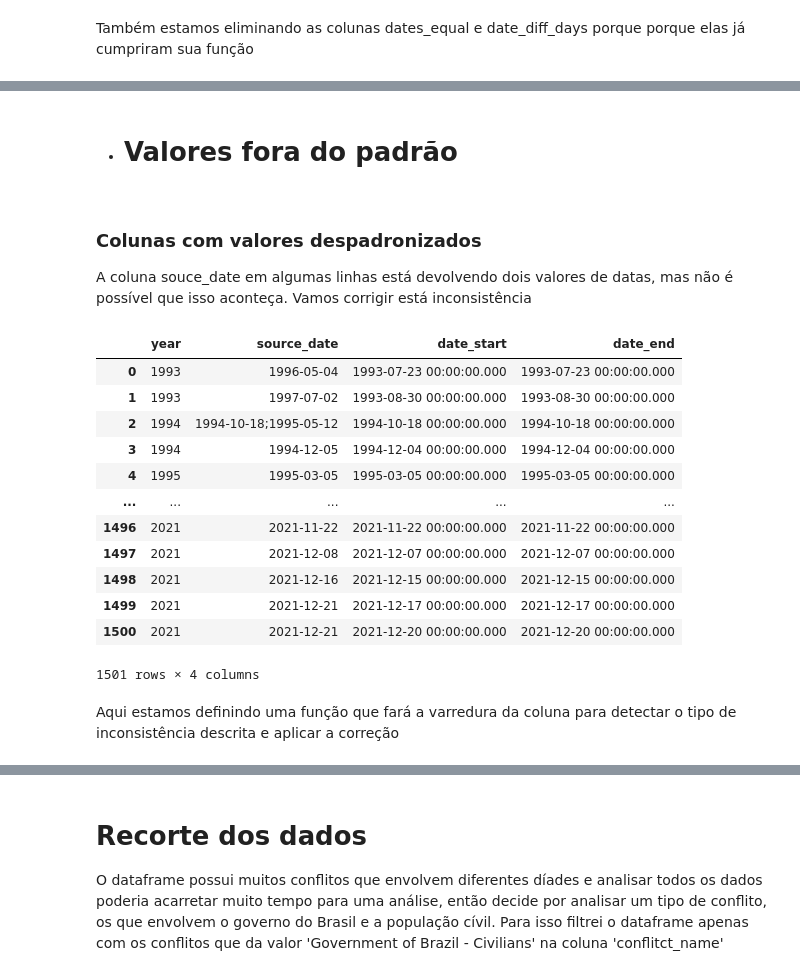
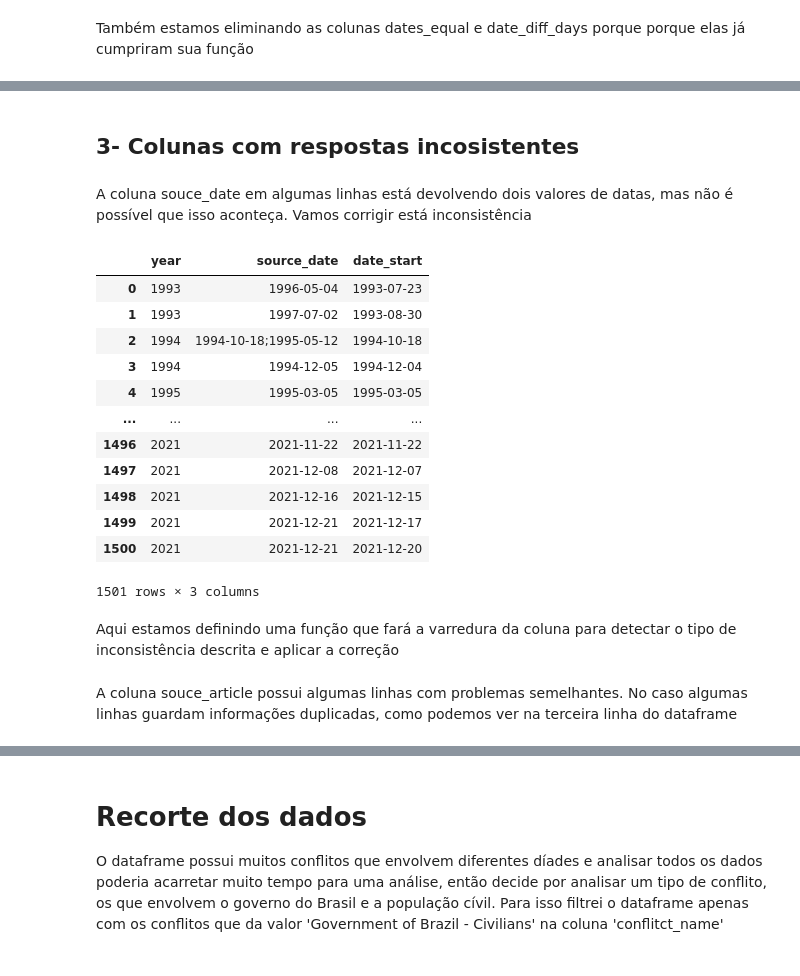
Before and after one commit to AlvaroSampaio/Brazilian-Lethal-violence, a Jupyter notebook: 01EDA.ipynb, the cells around one changed output, grey strips where cells are left out. Saved outputs shown, nothing was run; the diff lists cells and outputs as text; code cells hidden in the pictures.

```diff
--- a/01EDA.ipynb
+++ b/01EDA.ipynb
@@ -410,25 +370,23 @@ memory usage: 269.8+ KB
-# %% [markdown]
-* # **Valores fora do padrão**
+# %% [markdown]
+## 3- Colunas com respostas incosistentes
 # %% [markdown]
-### Colunas com valores despadronizados
-
 A coluna souce_date em algumas linhas está devolvendo dois valores de datas, mas não é possível que isso aconteça. Vamos corrigir está inconsistência
 # %%
-df[['year', 'source_date','date_start','date_end']]
+df[['year', 'source_date','date_start']]
 # %% [output]
-|  | year | source_date | date_start | date_end |
-| 0 | 1993 | 1996-05-04 | 1993-07-23 00:00:00.000 | 1993-07-23 00:00:00.000 |
-| 1 | 1993 | 1997-07-02 | 1993-08-30 00:00:00.000 | 1993-08-30 00:00:00.000 |
-| 2 | 1994 | 1994-10-18;1995-05-12 | 1994-10-18 00:00:00.000 | 1994-10-18 00:00:00.000 |
-| 3 | 1994 | 1994-12-05 | 1994-12-04 00:00:00.000 | 1994-12-04 00:00:00.000 |
-| 4 | 1995 | 1995-03-05 | 1995-03-05 00:00:00.000 | 1995-03-05 00:00:00.000 |
-| ... | ... | ... | ... | ... |
-| 1496 | 2021 | 2021-11-22 | 2021-11-22 00:00:00.000 | 2021-11-22 00:00:00.000 |
-| 1497 | 2021 | 2021-12-08 | 2021-12-07 00:00:00.000 | 2021-12-07 00:00:00.000 |
-| 1498 | 2021 | 2021-12-16 | 2021-12-15 00:00:00.000 | 2021-12-15 00:00:00.000 |
-| 1499 | 2021 | 2021-12-21 | 2021-12-17 00:00:00.000 | 2021-12-17 00:00:00.000 |
-| 1500 | 2021 | 2021-12-21 | 2021-12-20 00:00:00.000 | 2021-12-20 00:00:00.000 |
+|  | year | source_date | date_start |
+| 0 | 1993 | 1996-05-04 | 1993-07-23 |
+| 1 | 1993 | 1997-07-02 | 1993-08-30 |
+| 2 | 1994 | 1994-10-18;1995-05-12 | 1994-10-18 |
+| 3 | 1994 | 1994-12-05 | 1994-12-04 |
+| 4 | 1995 | 1995-03-05 | 1995-03-05 |
+| ... | ... | ... | ... |
+| 1496 | 2021 | 2021-11-22 | 2021-11-22 |
+| 1497 | 2021 | 2021-12-08 | 2021-12-07 |
+| 1498 | 2021 | 2021-12-16 | 2021-12-15 |
+| 1499 | 2021 | 2021-12-21 | 2021-12-17 |
+| 1500 | 2021 | 2021-12-21 | 2021-12-20 |
-1501 rows × 4 columns
+1501 rows × 3 columns
 # %% [markdown]
 Aqui estamos definindo uma função que fará a varredura da coluna para detectar o tipo de inconsistência descrita e aplicar a correção
 # %%
@@ -477,3 +435,5 @@ def preprocess_dates(df: pd.DataFrame) -> pd.DataFrame:
 
 # Apply the function to the dataframe
 df = preprocess_dates(df)
+# %% [markdown]
+A coluna souce_article possui algumas linhas com problemas semelhantes. No caso algumas linhas guardam informações duplicadas, como podemos ver na terceira linha do dataframe
```
Also changed, not shown: parts of 20 cells of this notebook.
